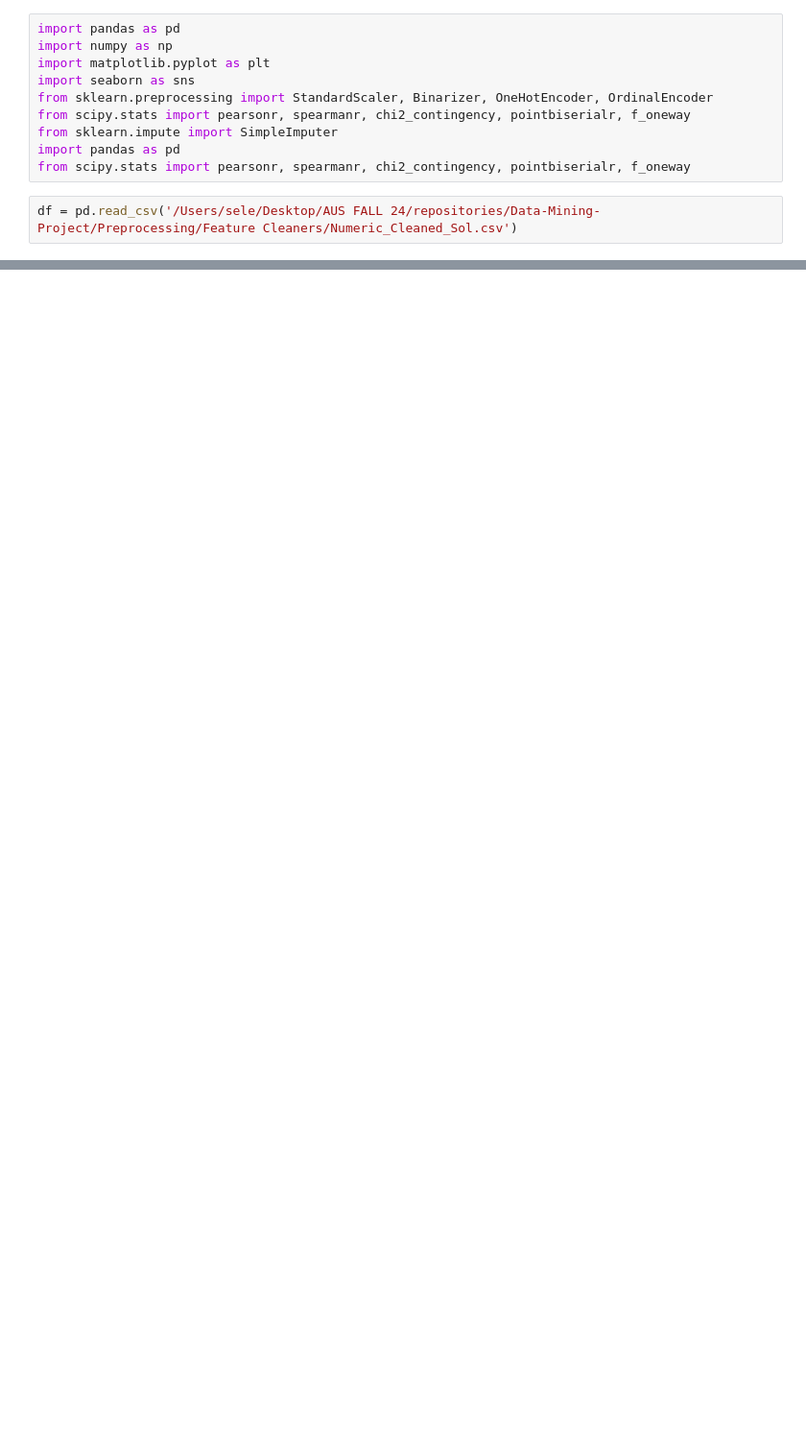
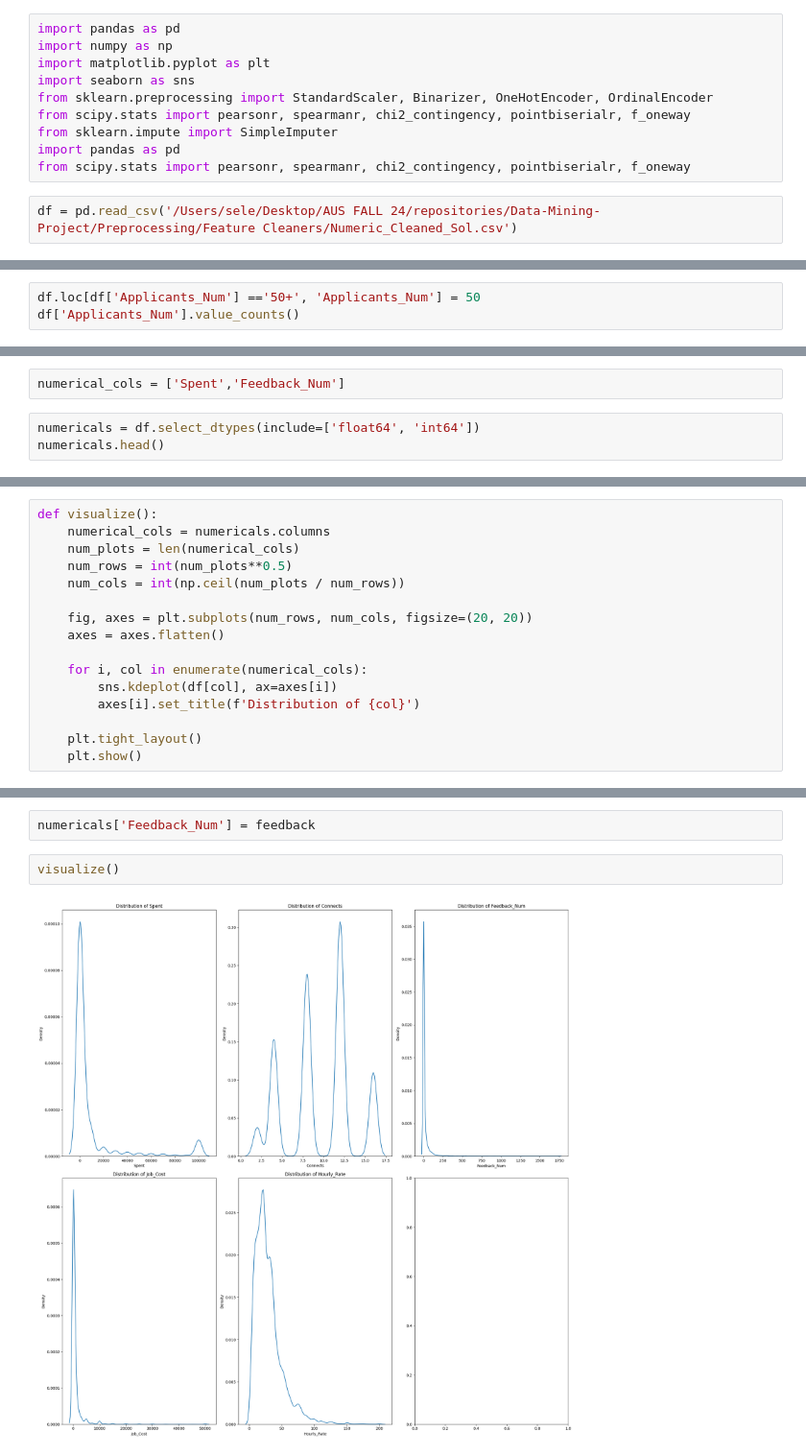
Before and after one commit to b00072756/Data-Mining-Project, a Jupyter notebook: Preprocessing/feature_encoding.ipynb, the cells around one changed output, grey strips where cells are left out. Shown: that part at 96% size. Saved outputs shown, nothing was run; the diff lists cells and outputs as text; blank space fills up the shorter version.

```diff
--- a/Preprocessing/feature_encoding.ipynb
+++ b/Preprocessing/feature_encoding.ipynb
@@ -22,0 +92,3 @@ df.head()
+# %%
+df.loc[df['Applicants_Num'] =='50+', 'Applicants_Num'] = 50
+df['Applicants_Num'].value_counts()
@@ -22,0 +119,5 @@ df.head()
+# %%
+numerical_cols = ['Spent','Feedback_Num']
+# %%
+numericals = df.select_dtypes(include=['float64', 'int64'])
+numericals.head()
@@ -22,0 +131,16 @@ df.head()
+# %%
+def visualize():
+    numerical_cols = numericals.columns
+    num_plots = len(numerical_cols)
+    num_rows = int(num_plots**0.5)
+    num_cols = int(np.ceil(num_plots / num_rows))
+
+    fig, axes = plt.subplots(num_rows, num_cols, figsize=(20, 20))
+    axes = axes.flatten()
+
+    for i, col in enumerate(numerical_cols):
+        sns.kdeplot(df[col], ax=axes[i])
+        axes[i].set_title(f'Distribution of {col}')
+
+    plt.tight_layout()
+    plt.show()
@@ -22,0 +157,6 @@ df.head()
+# %%
+numericals['Feedback_Num'] = feedback
+# %%
+visualize()
+# %% [output]
+[figure, added]
```
Also changed, not shown: parts of 31 cells of this notebook, 2 other files.
